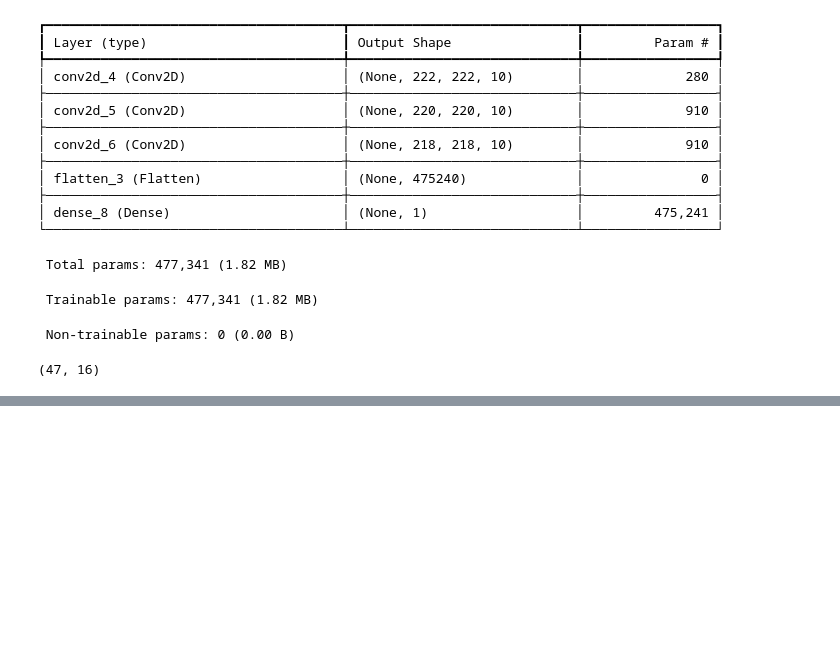
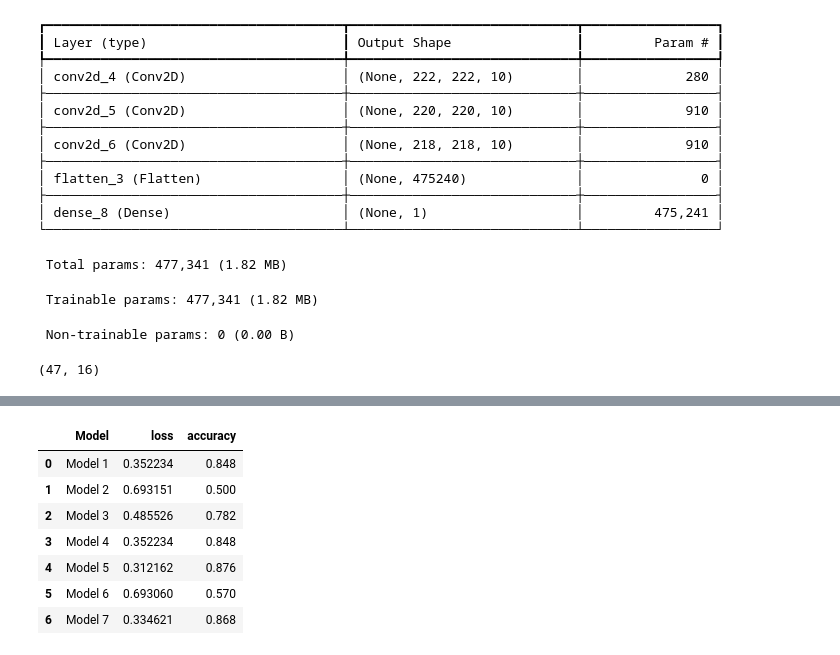
Before and after one commit to sachinthadilshann/TensorFlow_for_Deep_Learning_Bootcamp_Udemy, a Jupyter notebook: 03_convolutional_neural_networks_in_tensorflow.ipynb, the cells around one changed output, grey strips where cells are left out. Cells and saved outputs as stored; diff of their text form; code cells hidden in the pictures; blank space fills up the shorter version.

```diff
--- a/03_convolutional_neural_networks_in_tensorflow.ipynb
+++ b/03_convolutional_neural_networks_in_tensorflow.ipynb
@@ -584,0 +750,2 @@ test_datagen = ImageDataGenerator(rescale=1/255.)
+# %%
+result_7 = model_7.evaluate(test_data)
@@ -584,0 +761,20 @@ test_datagen = ImageDataGenerator(rescale=1/255.)
+# %%
+import pandas as pd
+
+
+data = []
+for i, result in enumerate([result_1, result_2, result_3, result_4, result_5, result_6, result_7]):
+
+    data.append([f"Model {i+1}", result[0], result[1]])
+
+result = pd.DataFrame(data=data, columns=["Model", "loss", "accuracy"])
+result
+# %% [output]
+|  | Model | loss | accuracy |
+| 0 | Model 1 | 0.352234 | 0.848 |
+| 1 | Model 2 | 0.693151 | 0.500 |
+| 2 | Model 3 | 0.485526 | 0.782 |
+| 3 | Model 4 | 0.352234 | 0.848 |
+| 4 | Model 5 | 0.312162 | 0.876 |
+| 5 | Model 6 | 0.693060 | 0.570 |
+| 6 | Model 7 | 0.334621 | 0.868 |
```
Also changed, not shown: parts of 34 cells of this notebook.
